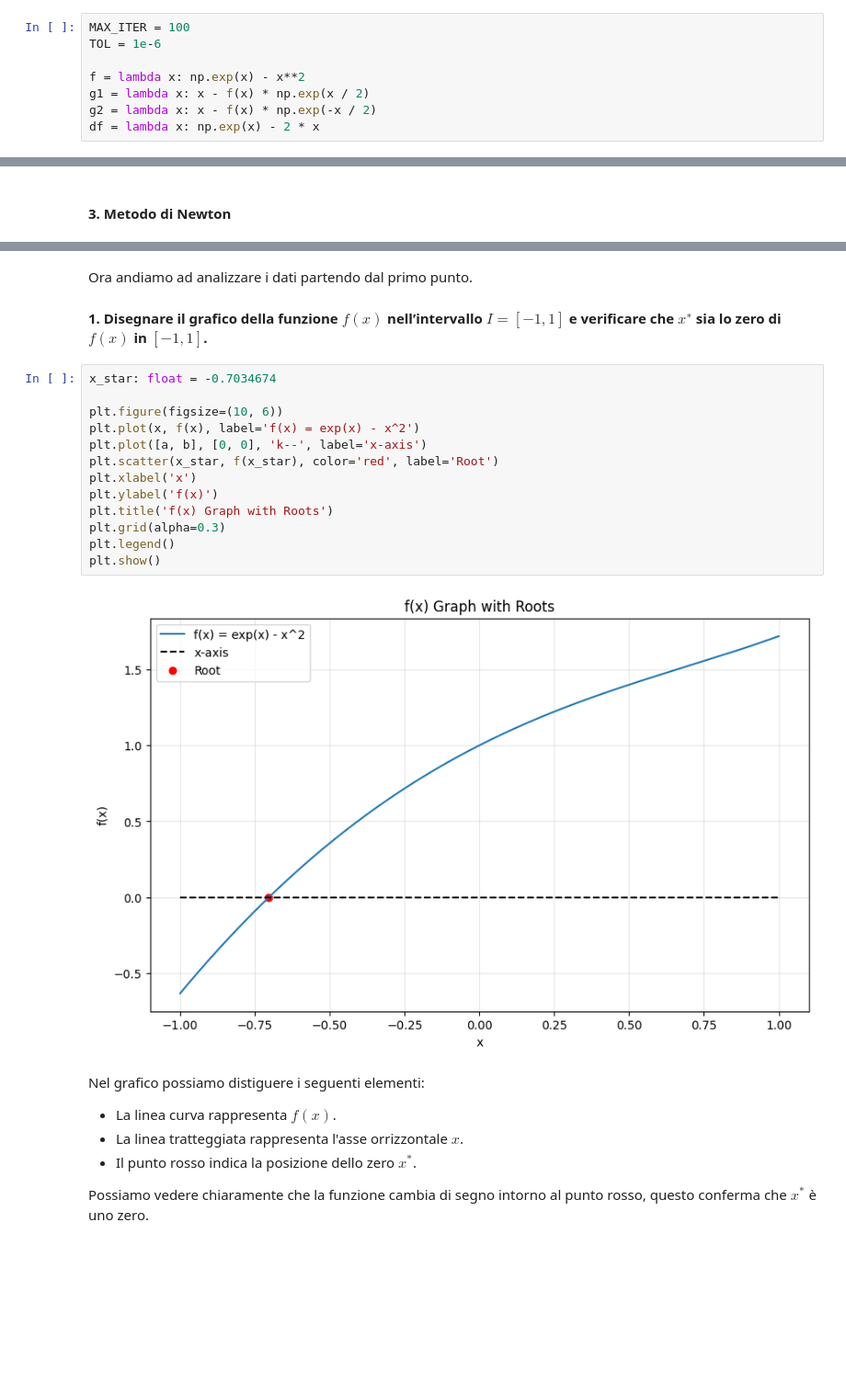
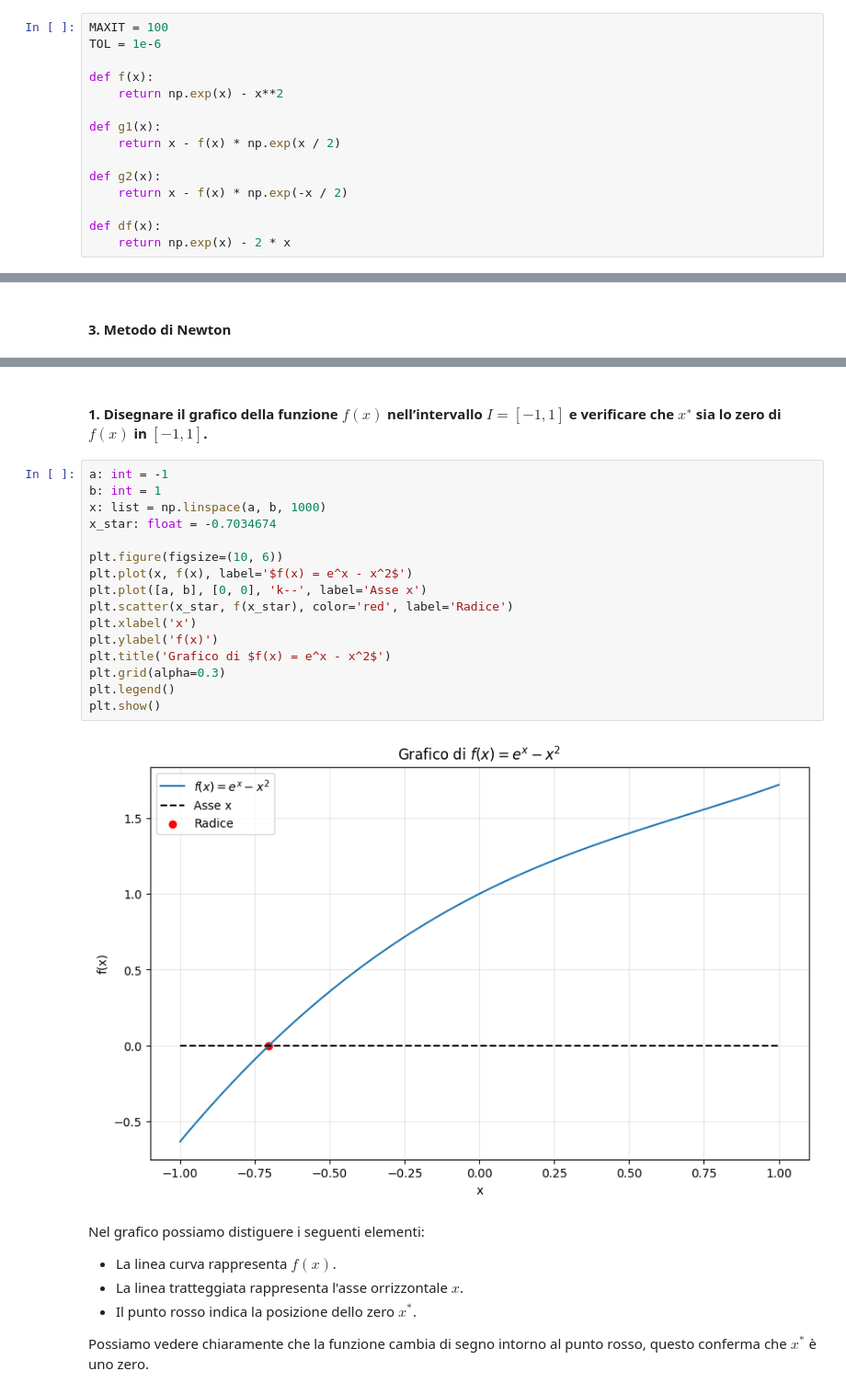
Before and after one commit to Kmoon-7/CalcoloNumerico-HW, a Jupyter notebook: homework1.ipynb, the cells around one changed output, grey strips where cells are left out. Shown at 92% size. Drawn from its saved outputs; the diff is of its cells as text; blank space fills up the shorter version.

```diff
--- a/homework1.ipynb
+++ b/homework1.ipynb
@@ -31,13 +32,20 @@ Definisco le costanti e le funzioni:
 * $ g(x) = x − f(x)e^{−x/2} $
 * $ df(x) = e^x - 2 * x $
 # %%
-MAX_ITER = 100
+MAXIT = 100
 TOL = 1e-6
 
-f = lambda x: np.exp(x) - x**2
-g1 = lambda x: x - f(x) * np.exp(x / 2)
-g2 = lambda x: x - f(x) * np.exp(-x / 2)
-df = lambda x: np.exp(x) - 2 * x
+def f(x):
+    return np.exp(x) - x**2
+
+def g1(x):
+    return x - f(x) * np.exp(x / 2)
+
+def g2(x):
+    return x - f(x) * np.exp(-x / 2)
+
+def df(x):
+    return np.exp(x) - 2 * x
 # %% [markdown]
 #### 1. Metodo della bisezione
 # %%
@@ -154,22 +145,23 @@ Newton: x = -0.7034674
 # %% [markdown]
-Ora andiamo ad analizzare i dati partendo dal primo punto.
-
 #### 1. Disegnare il grafico della funzione $ f(x) $ nell’intervallo $ I = [-1,1] $ e verificare che $ x^∗ $ sia lo zero di $ f(x) $ in $ [-1, 1] $.
 # %%
+a: int = -1
+b: int = 1
+x: list = np.linspace(a, b, 1000)
 x_star: float = -0.7034674
 
 plt.figure(figsize=(10, 6))
-plt.plot(x, f(x), label='f(x) = exp(x) - x^2')
-plt.plot([a, b], [0, 0], 'k--', label='x-axis')
-plt.scatter(x_star, f(x_star), color='red', label='Root')
+plt.plot(x, f(x), label='$f(x) = e^x - x^2$')
+plt.plot([a, b], [0, 0], 'k--', label='Asse x')
+plt.scatter(x_star, f(x_star), color='red', label='Radice')
 plt.xlabel('x')
 plt.ylabel('f(x)')
-plt.title('f(x) Graph with Roots')
+plt.title('Grafico di $f(x) = e^x - x^2$')
 plt.grid(alpha=0.3)
 plt.legend()
 plt.show()
 # %% [output]
-[figure, old version]
+[figure, new version]
 # %% [markdown]
 Nel grafico possiamo distiguere i seguenti elementi:
 * La linea curva rappresenta $ f(x) $.
```
Also changed, not shown: parts of 12 cells of this notebook.
